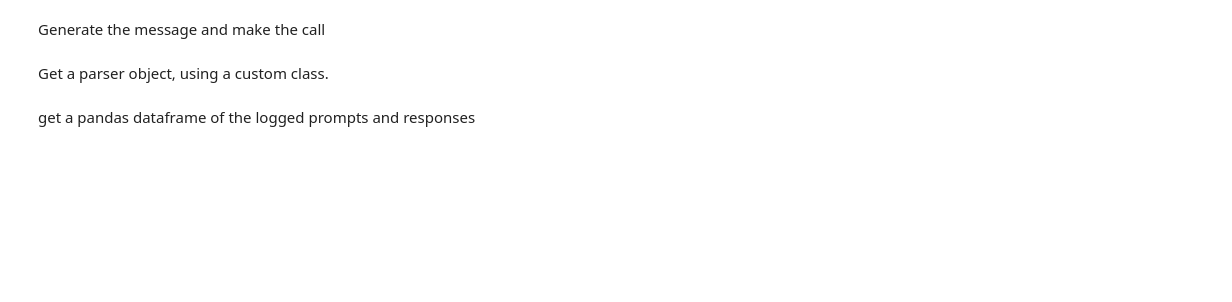
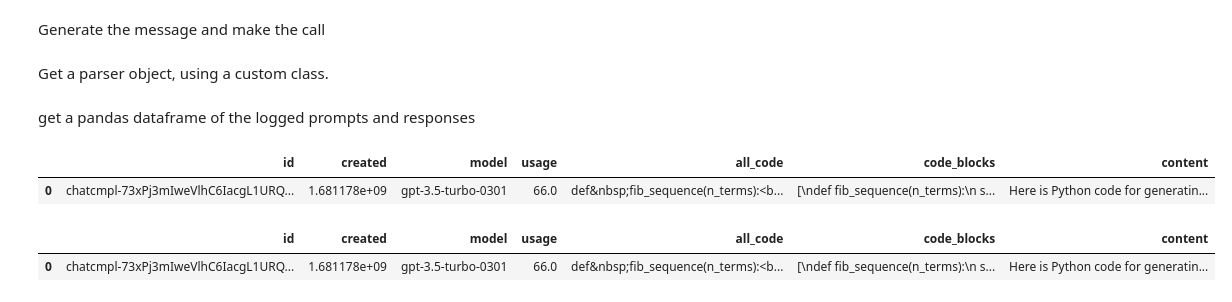
Before and after one commit to antquinonez/AQ-Prompt-Engineering-Techniques, a Jupyter notebook: techniques/library/GPT/best_practice/take_control.ipynb, the cells around one changed output. Drawn from its saved outputs; the diff is of its cells as text; code cells hidden in the pictures; blank space fills up the shorter version.

```diff
--- a/techniques/library/GPT/best_practice/take_control.ipynb
+++ b/techniques/library/GPT/best_practice/take_control.ipynb
@@ -87,4 +90,8 @@ parser = ResponseParser(response=response)
 # %% [markdown]
 get a pandas dataframe of the logged prompts and responses
 # %%
-log_df = parser.get_log_df()
+log_df = parser.get_df()
+log_df
+# %% [output]
+|  | id | created | model | usage | all_code | code_blocks | content |
+| 0 | chatcmpl-73xPj3mIweVlhC6IacgL1URQ... | 1.681178e+09 | gpt-3.5-turbo-0301 | 66.0 | def&nbsp;fib_sequence(n_terms):<b... | [\ndef fib_sequence(n_terms):\n s... | Here is Python code for generatin... |
@@ -91,3 +100,8 @@ log_df = parser.get_log_df()
+# %%
+logs.get_df()
+# %% [output]
+|  | id | created | model | usage | all_code | code_blocks | content |
+| 0 | chatcmpl-73xPj3mIweVlhC6IacgL1URQ... | 1.681178e+09 | gpt-3.5-turbo-0301 | 66.0 | def&nbsp;fib_sequence(n_terms):<b... | [\ndef fib_sequence(n_terms):\n s... | Here is Python code for generatin... |
 # %%
 # A pandas style applies custom formatting to a DataFrame to make it easier to read and
 # understand. It does not offer the full range of functionality that a DataFrame provides.
```
Also changed, not shown: parts of 10 cells of this notebook.
